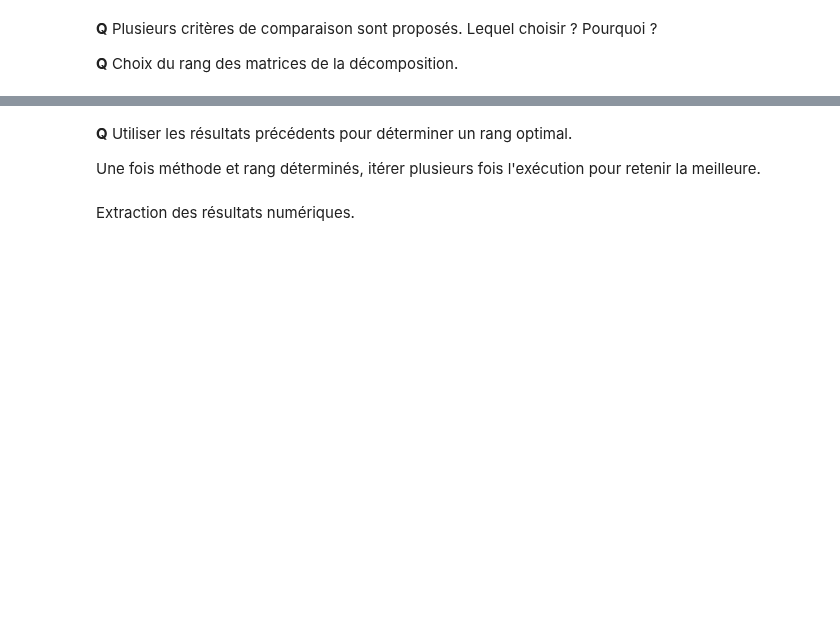
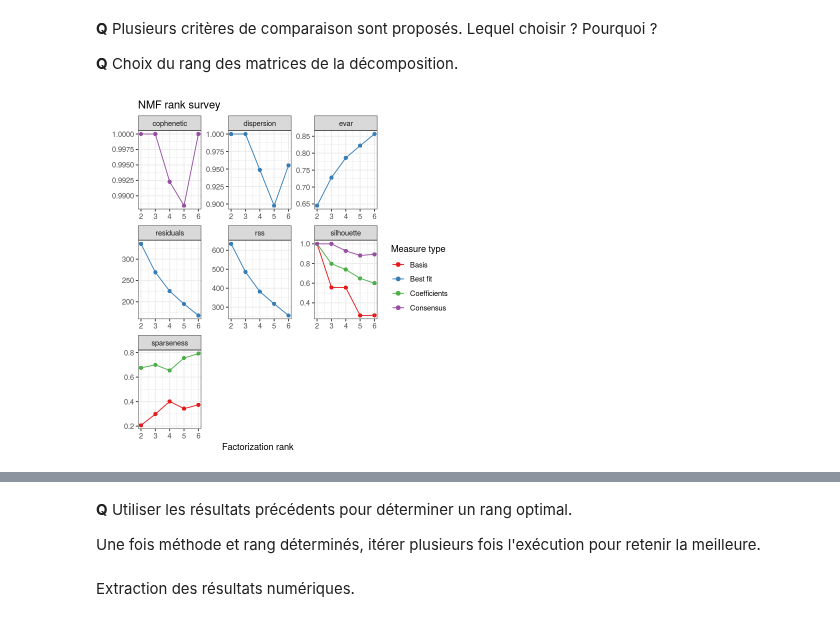
Before and after one commit to wikistat/Exploration, a Jupyter notebook: TutosRudim/Cal6-R-NMF.ipynb, the cells around one changed output, grey strips where cells are left out. Saved outputs shown, nothing was run; the diff lists cells and outputs as text; code cells hidden in the pictures; blank space fills up the shorter version.

```diff
--- a/TutosRudim/Cal6-R-NMF.ipynb
+++ b/TutosRudim/Cal6-R-NMF.ipynb
@@ -39,5 +39,5 @@ Lorsque, les données sont des notes d'appréciation, la valeur "0" signifie en
 ### 2.1 Les données
 Des données fictives triviales (`recom-jouet.dat`) sont testées afin d'illustrer la démarche. Elles contiennent des nombres d'achats de certains produits ou des notes d'appréciation et peuvent être complétées à loisir au gré de votre imagination.
 # %%
-jouet=read.table("Data/recom-jouet.dat")
+jouet <- read.table("Data/recom-jouet.dat")
 jouet
@@ -82,6 +197,8 @@ consensusmap(res.multi.method,hclustfun="ward")
 
 **Q** Choix du rang des matrices de la décomposition.
 # %%
-estim.r=nmf(jouet,2:6,method="snmf/r",nrun=10,seed=111)
+estim.r <- nmf(jouet, 2:6, method = "snmf/r", nrun = 10, seed = 100)
 plot(estim.r)
+# %% [output]
+[figure, added]
 # %%
```
Also changed, not shown: parts of 45 cells of this notebook.
